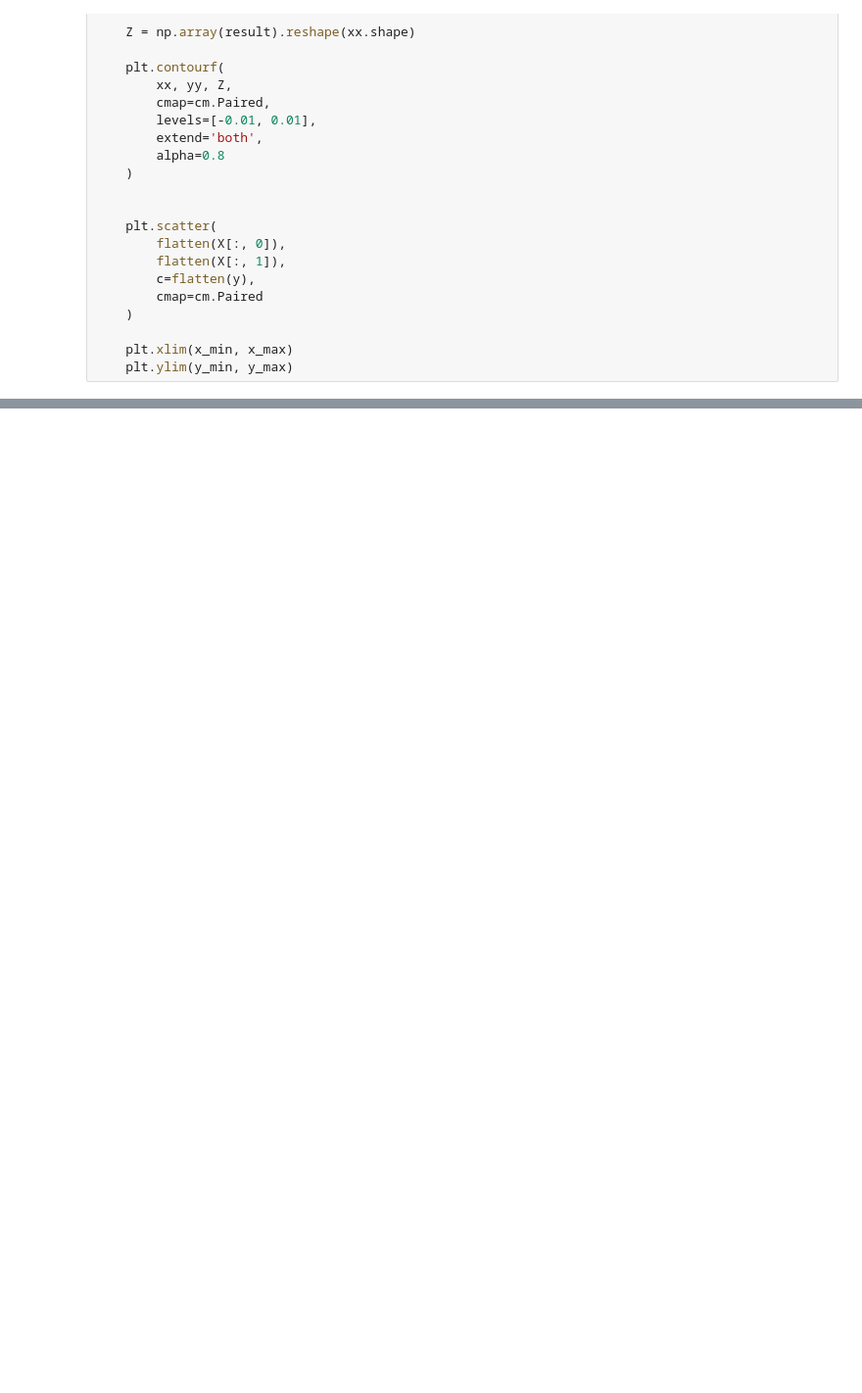
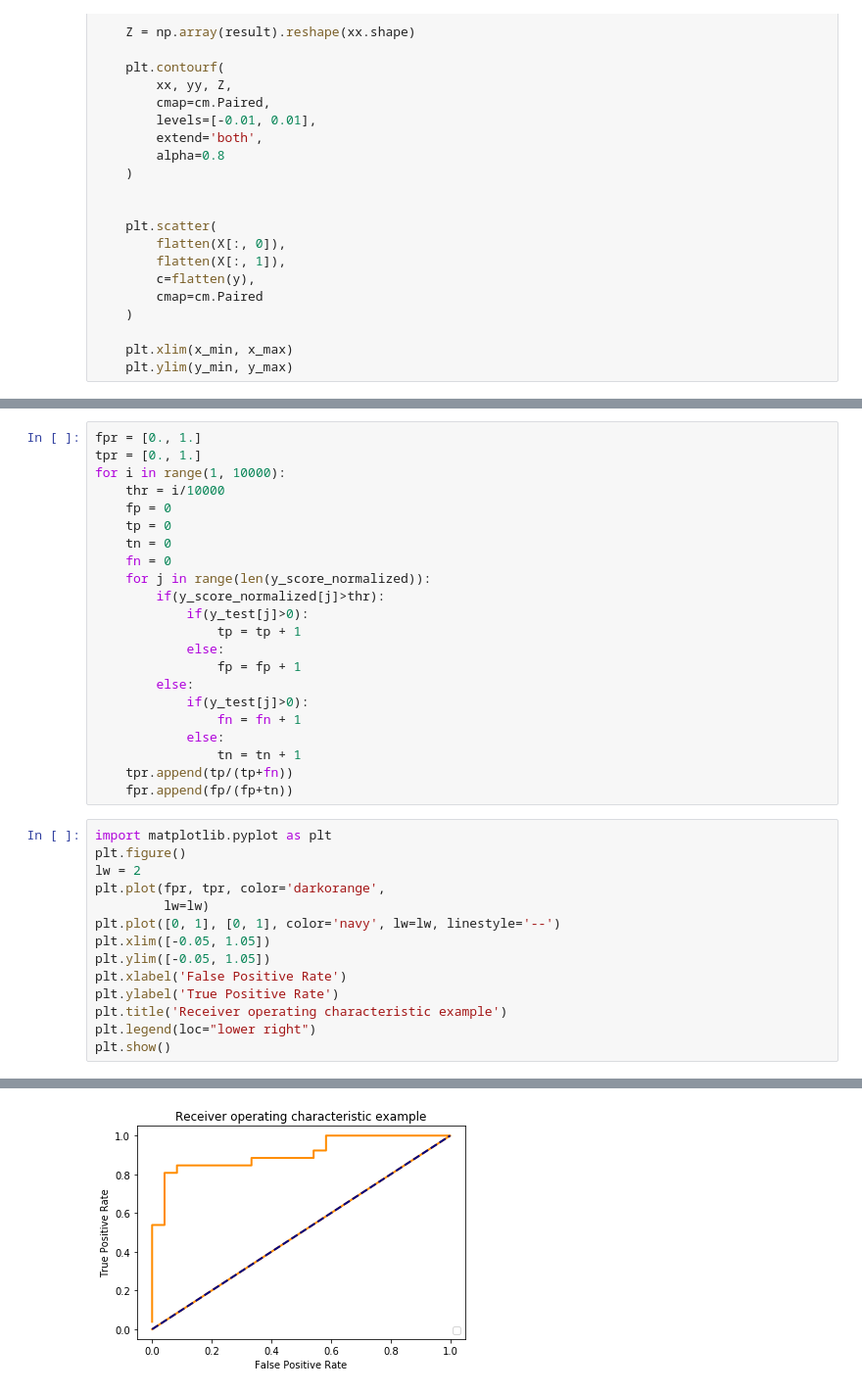
Before and after one commit to olexandryermilov/univ, a Jupyter notebook: ml/SVM.ipynb, the cells around one changed output, grey strips where cells are left out. Shown at 98% size. Cells and saved outputs as stored; diff of their text form; blank space fills up the shorter version.

```diff
--- a/ml/SVM.ipynb
+++ b/ml/SVM.ipynb
@@ -213,0 +267,37 @@ for i in range(2):
+# %%
+fpr = [0., 1.]
+tpr = [0., 1.]
+for i in range(1, 10000):
+    thr = i/10000
+    fp = 0
+    tp = 0
+    tn = 0
+    fn = 0
+    for j in range(len(y_score_normalized)):
+        if(y_score_normalized[j]>thr):
+            if(y_test[j]>0):
+                tp = tp + 1
+            else:
+                fp = fp + 1
+        else:
+            if(y_test[j]>0):
+                fn = fn + 1
+            else:
+                tn = tn + 1
+    tpr.append(tp/(tp+fn))
+    fpr.append(fp/(fp+tn))
+# %%
+import matplotlib.pyplot as plt
+plt.figure()
+lw = 2
+plt.plot(fpr, tpr, color='darkorange',
+         lw=lw)
+plt.plot([0, 1], [0, 1], color='navy', lw=lw, linestyle='--')
+plt.xlim([-0.05, 1.05])
+plt.ylim([-0.05, 1.05])
+plt.xlabel('False Positive Rate')
+plt.ylabel('True Positive Rate')
+plt.title('Receiver operating characteristic example')
+plt.legend(loc="lower right")
+plt.show()
+# %% [output]
@@ -213,0 +305 @@ for i in range(2):
+[figure, added]
```
Also changed, not shown: parts of 17 cells of this notebook.
